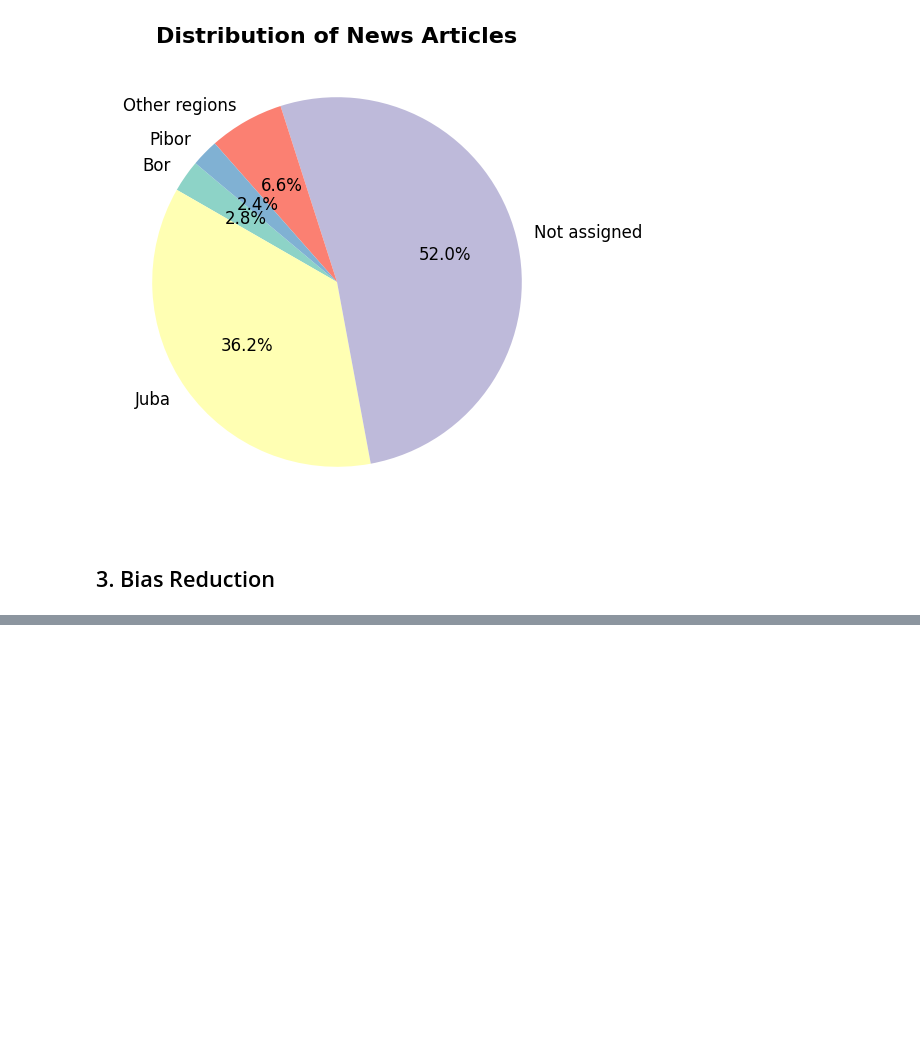
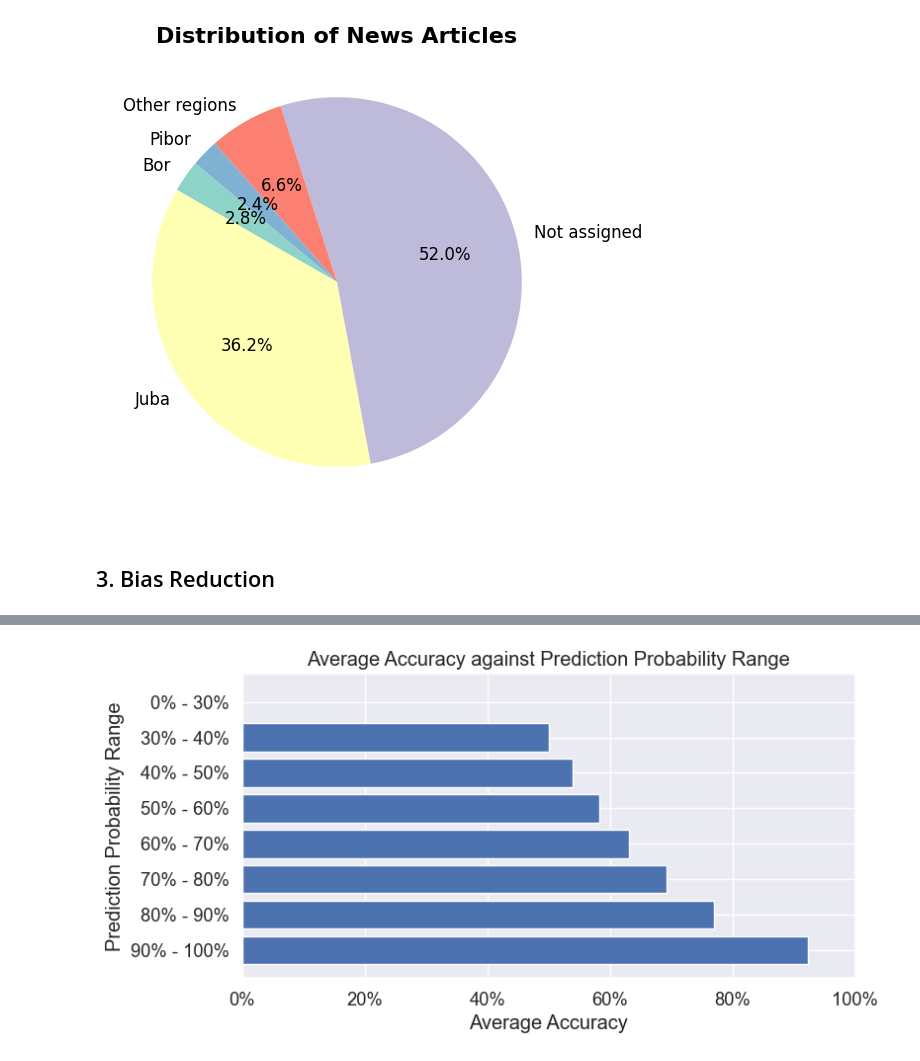
Before and after one commit to EKarasevnl/DC3-Group-13, a Jupyter notebook: src.ipynb, the cells around one changed output, grey strips where cells are left out. Saved outputs shown, nothing was run; the diff lists cells and outputs as text; code cells hidden in the pictures; blank space fills up the shorter version.

```diff
--- a/src.ipynb
+++ b/src.ipynb
@@ -70,0 +99,34 @@ helper_functions.articles_per_region()
+# %%
+# Define the probability ranges
+probability_ranges = [(1.0, 0.9), (0.9, 0.8), (0.8, 0.7), (0.7, 0.6), (0.6, 0.5), (0.5, 0.4), (0.4, 0.3), (0.3, 0.0)]
+
+# Calculate accuracy for each probability range
+accuracies = []
+for range_start, range_end in probability_ranges:
+    subset = df_confidence[(df_confidence['pred_prob'] >= range_end) & (df_confidence['pred_prob'] <= range_start)]
+    if len(subset) > 0:
+        accuracy = np.sum(subset['true_val'] == subset['pred_val']) / len(subset)
+        accuracies.append(accuracy)
+    else:
+        accuracies.append(0.0)
+
+# Create the histogram
+plt.figure(figsize=(8, 4))
+plt.barh([f"{int(range_end*100)}% - {int(range_start*100)}%" for range_start, range_end in probability_ranges], accuracies)
+plt.xlabel('Average Accuracy')
+plt.ylabel('Prediction Probability Range')
+plt.title('Average Accuracy against Prediction Probability Range')
+plt.xlim(0, 1)
+
+# Define a function to format the x-axis ticks as percentages
+def percentage_formatter(x, pos):
+    return f"{int(x * 100)}%"
+
+# Modify the x-axis ticks to display as percentages
+x_ticks_percentages = [f"{int(x*100)}%" for x in plt.xticks()[0]]
+plt.xticks(plt.xticks()[0], x_ticks_percentages)
+
+
+plt.show()
+# %% [output]
+[figure, added]
```
Also changed, not shown: parts of 3 cells of this notebook, 1 other file.
